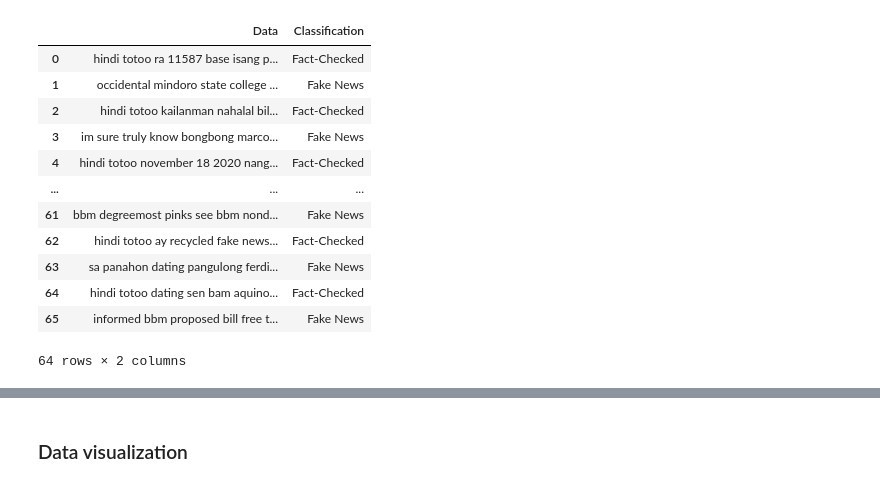
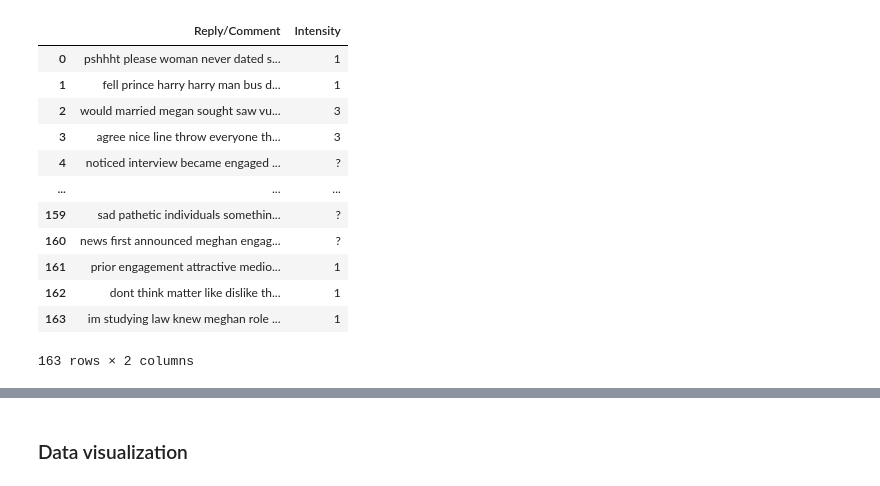
Before and after one commit to jNicoIas/hate_speech_intensity_classifier, a Jupyter notebook: hate_speech.ipynb, the cells around one changed output, grey strips where cells are left out. Drawn from its saved outputs; the diff is of its cells as text; code cells hidden in the pictures.

```diff
--- a/hate_speech.ipynb
+++ b/hate_speech.ipynb
@@ -19,3 +22,3 @@ from sklearn.metrics import accuracy_score, classification_report, confusion_mat
 # %%
-news_df = pd.read_csv('news_data.csv')
+quora_df = pd.read_csv('dataset/royal_family_quora_comments_dataset.csv')
 # %%
@@ -41,0 +48,8 @@ memory usage: 1.2+ KB
+# %%
+hate_speech_df = quora_df.iloc[:, 1:]
+hate_speech_df.drop(columns=['Classification', 'Label'], inplace=True)
+# print(hate_speech_df.isna().sum())
+
+# Check for rows with NaN values and drop them
+hate_speech_df.dropna(inplace=True)
+hate_speech_df.head()
@@ -42,16 +63,16 @@ memory usage: 1.2+ KB
 # %%
-def data_processing(news):
-    news = news.lower()
-    news = re.sub(r"https\S+|www\S+http\S+", '', news, flags = re.MULTILINE)
-    news = re.sub(r'\@w+|\#','', news)
-    news = re.sub(r'[^\w\s]','',news)
-    news = re.sub(r'ð','',news)
-    news = re.sub(r'\n','',news)
-    news = re.sub(r' ng | sa | na | ang | mga | ay | si | ni | ito | pa | rin | may | natin ',' ',news)
-    news = re.sub(r' nga | para | kay | kung | noon | mga | dahil | hindi | noong | mula ',' ',news)
-    news_tokens = word_tokenize(news)
-    filtered_news = [w for w in news_tokens if not w in stop_words]
-    return " ".join(filtered_news)
+def data_processing(text):
+    text = text.lower()
+    text = re.sub(r"https\S+|www\S+http\S+", '', text, flags = re.MULTILINE)
+    text = re.sub(r'\@w+|\#','', text)
+    text = re.sub(r'[^\w\s]','',text)
+    text = re.sub(r'ð','',text)
+    text = re.sub(r'\n','',text)
+    # text = re.sub(r' ng | sa | na | ang | mga | ay | si | ni | ito | pa | rin | may | natin ',' ',text)
+    # text = re.sub(r' nga | para | kay | kung | noon | mga | dahil | hindi | noong | mula ',' ',text)
+    text_tokens = word_tokenize(text)
+    filtered_text = [w for w in text_tokens if not w in stop_words]
+    return " ".join(filtered_text)
 # %%
 import nltk
 nltk.download()
@@ -61,6 +79,5 @@ True
 # %%
-news_df.Data = news_df['Data'].apply(data_processing)
-# display(news_df['Data'][61])
-display(news_df.head(10))
-# display(news_df['Data'][3])
+hate_speech_df['Reply/Comment'] = hate_speech_df['Reply/Comment'].apply(data_processing)
+display(hate_speech_df.tail(10))
+# display(hate_speech_df.head(10))
 # %% [output]
@@ -98,23 +114,23 @@ df_word_counts.to_csv('word_counts2.csv', index=False)
 # %%
-news_df = news_df.drop_duplicates('Data')
+news_df = hate_speech_df.drop_duplicates('Reply/Comment')
 # duplicate_rows = news_df.duplicated('Data')
 # print("Number of duplicate rows:", duplicate_rows.sum())
 # print(len(news_df))
 display(news_df)
 # %% [output]
-|  | Data | Classification |
-| 0 | hindi totoo ra 11587 base isang p... | Fact-Checked |
-| 1 | occidental mindoro state college ... | Fake News |
-| 2 | hindi totoo kailanman nahalal bil... | Fact-Checked |
-| 3 | im sure truly know bongbong marco... | Fake News |
-| 4 | hindi totoo november 18 2020 nang... | Fact-Checked |
+|  | Reply/Comment | Intensity |
+| 0 | pshhht please woman never dated s... | 1 |
+| 1 | fell prince harry harry man bus d... | 1 |
+| 2 | would married megan sought saw vu... | 3 |
+| 3 | agree nice line throw everyone th... | 3 |
+| 4 | noticed interview became engaged ... | ? |
 | ... | ... | ... |
-| 61 | bbm degreemost pinks see bbm nond... | Fake News |
-| 62 | hindi totoo ay recycled fake news... | Fact-Checked |
-| 63 | sa panahon dating pangulong ferdi... | Fake News |
-| 64 | hindi totoo dating sen bam aquino... | Fact-Checked |
-| 65 | informed bbm proposed bill free t... | Fake News |
+| 159 | sad pathetic individuals somethin... | ? |
+| 160 | news first announced meghan engag... | ? |
+| 161 | prior engagement attractive medio... | 1 |
+| 162 | dont think matter like dislike th... | 1 |
+| 163 | im studying law knew meghan role ... | 1 |
-64 rows × 2 columns
+163 rows × 2 columns
 # %%
 lemmatizer = WordNetLemmatizer()
 def lemmatizing(data):
```
Also changed, not shown: parts of 13 cells of this notebook, 2 other files.
